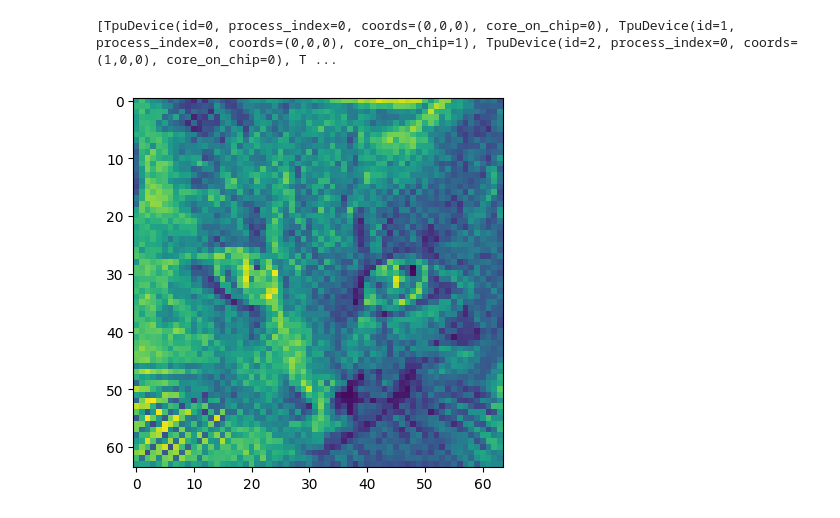
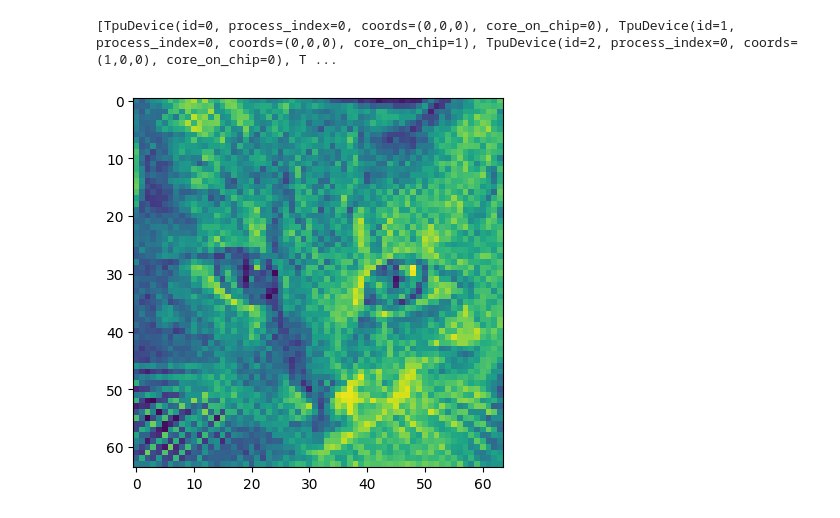
Before and after one commit to neverix/misgen, a Jupyter notebook: experiment_turbo.ipynb, the cells around one changed output. Cells and saved outputs as stored; diff of their text form; code cells hidden in the pictures.

```diff
--- a/experiment_turbo.ipynb
+++ b/experiment_turbo.ipynb
@@ -144,7 +144,8 @@ noise_pred = jax.pmap(pipe.unet.apply)(
 ).sample
 # %%
 from matplotlib import pyplot as plt
-plt.imshow((noise_pred - latents)[0, 0, 0])
+denoised = latents - noise_pred
+plt.imshow(denoised[0, 0, 0])
 plt.show()
 # %% [output]
-[figure, old version]
+[figure, new version]
```
Also changed, not shown: parts of 5 cells of this notebook.
